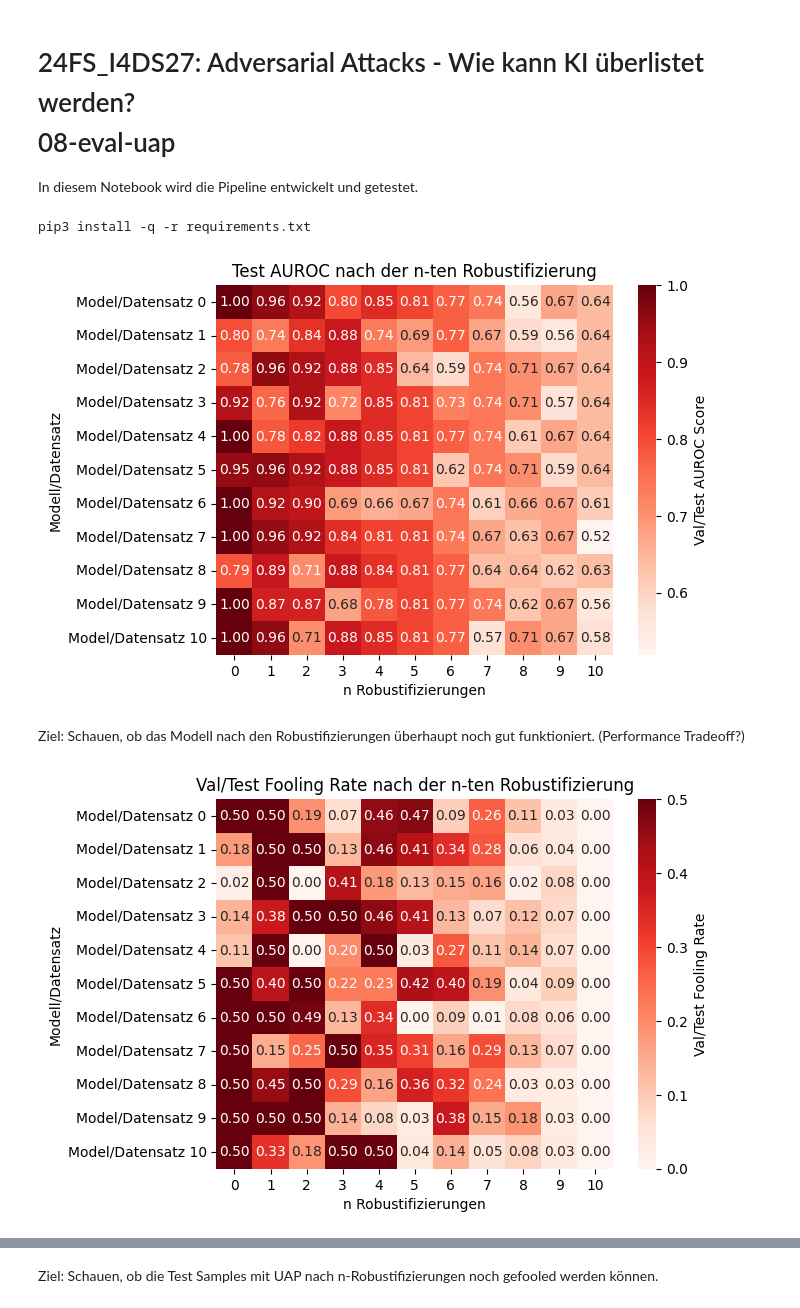
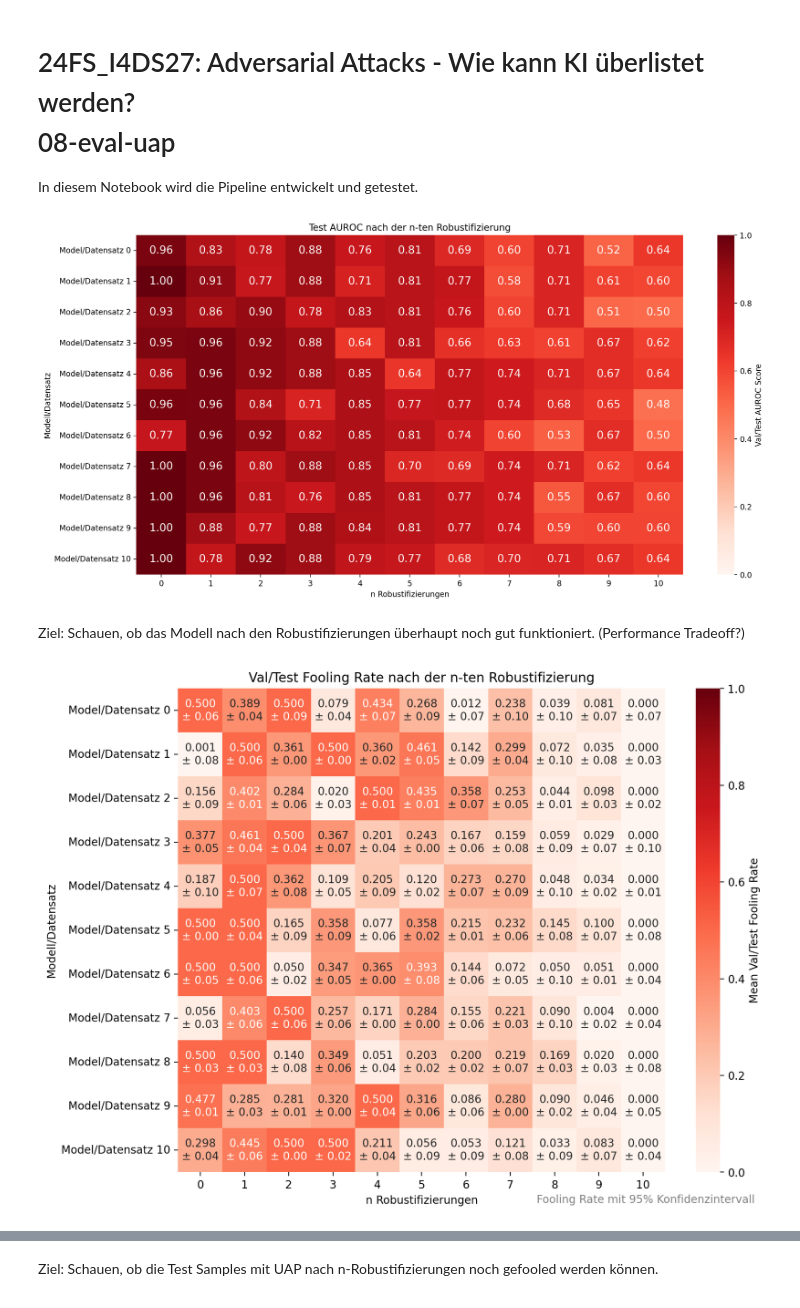
Before and after one commit to AdversarialAttacks/main, a Jupyter notebook: notebooks/08-eval-uap.ipynb, the cells around one changed output, grey strips where cells are left out. Cells and saved outputs as stored; diff of their text form; code cells hidden in the pictures.

Commit message:
refine example visualizations

```diff
--- a/notebooks/08-eval-uap.ipynb
+++ b/notebooks/08-eval-uap.ipynb
@@ -13,42 +13,75 @@ if os.getcwd() == '/home/jovyan/work': # jhub
 else: # local
     os.chdir("../")
 
+import numpy as np
 import torch
 import torchvision
 import seaborn as sns
 import matplotlib.pyplot as plt
+
+plt.rcParams['figure.dpi'] = 200
+plt.rcParams['figure.figsize'] = (16, 8)
-# %% [output]
-pip3 install -q -r requirements.txt
 # %%
 from src.utils.uap_helper import *
 from src.utils.transform_perturbation import AddImagePerturbation
 # %%
-test_matrix = torch.linspace(1, 0.8, 11).repeat(11,1)
-test_matrix *= ((torch.rand_like(test_matrix)+1.5)/2).clip(0.5, 1) * test_matrix
-test_matrix = test_matrix.clip(0,1)
+test_matrix = torch.linspace(1, 0.8, 11).repeat(11, 1)
+test_matrix *= ((torch.rand_like(test_matrix) + 1.5) / 2).clip(0.5, 1) * test_matrix
+test_matrix = test_matrix.clip(0, 1)
 
 # plot heatmap  with numbers
-sns.heatmap(test_matrix, annot=True, fmt=".2f", cmap="Reds", cbar_kws={'label': 'Val/Test AUROC Score'})
+sns.heatmap(
+    test_matrix,
+    annot=True,
+    fmt=".2f",
+    cmap="Reds",
+    cbar_kws={"label": "Val/Test AUROC Score"},
+    annot_kws={"size": 14},
+    vmin=0,
+    vmax=1,
+)
 plt.yticks(torch.linspace(0, 10, 11) + 0.5, [f"Model/Datensatz {i}" for i in range(11)], rotation=0)
 plt.xlabel("n Robustifizierungen")
 plt.ylabel("Modell/Datensatz")
 plt.title("Test AUROC nach der n-ten Robustifizierung")
 plt.show()
 # %% [output]
-[figure, old version]
+[figure, new version]
 # %% [markdown]
 Ziel: Schauen, ob das Modell nach den Robustifizierungen überhaupt noch gut funktioniert. (Performance Tradeoff?)
 # %%
+# Create the test matrix
 test_matrix = torch.linspace(1, 0.0, 11).repeat(11, 1)
 test_matrix *= torch.rand_like(test_matrix)
 test_matrix = test_matrix.clip(0, 0.5)
 
-# plot heatmap  with numbers
-sns.heatmap(test_matrix, annot=True, fmt=".2f", cmap="Reds", cbar_kws={'label': 'Val/Test Fooling Rate'})
+# Generate random confidence intervals
+conf_intervals = torch.rand_like(test_matrix) * 0.1
+
+# Create annotations with confidence intervals
+annot = np.empty(test_matrix.shape, dtype=object)
+for i in range(test_matrix.shape[0]):
+    for j in range(test_matrix.shape[1]):
+        value = test_matrix[i, j].item()
+        conf = conf_intervals[i, j].item()
+        annot[i, j] = f"{value:.3f}\n± {conf:.2f}"
+
+# Plot heatmap with numbers
+plt.figure(figsize=(10, 8))
+sns.heatmap(
+    test_matrix,
+    annot=annot,
+    fmt="",
+    cmap="Reds",
+    cbar_kws={"label": "Mean Val/Test Fooling Rate"},
+    vmin=0,
+    vmax=1,
+)
 plt.yticks(torch.linspace(0, 10, 11) + 0.5, [f"Model/Datensatz {i}" for i in range(11)], rotation=0)
 plt.xlabel("n Robustifizierungen")
 plt.ylabel("Modell/Datensatz")
 plt.title("Val/Test Fooling Rate nach der n-ten Robustifizierung")
+plt.suptitle("Fooling Rate mit 95% Konfidenzintervall", y=0.075, x=0.72, fontsize=10, c="gray")
 plt.show()
 # %% [output]
-[figure, old version]
+[figure, new version]
```
Also changed, not shown: parts of 4 cells of this notebook.
